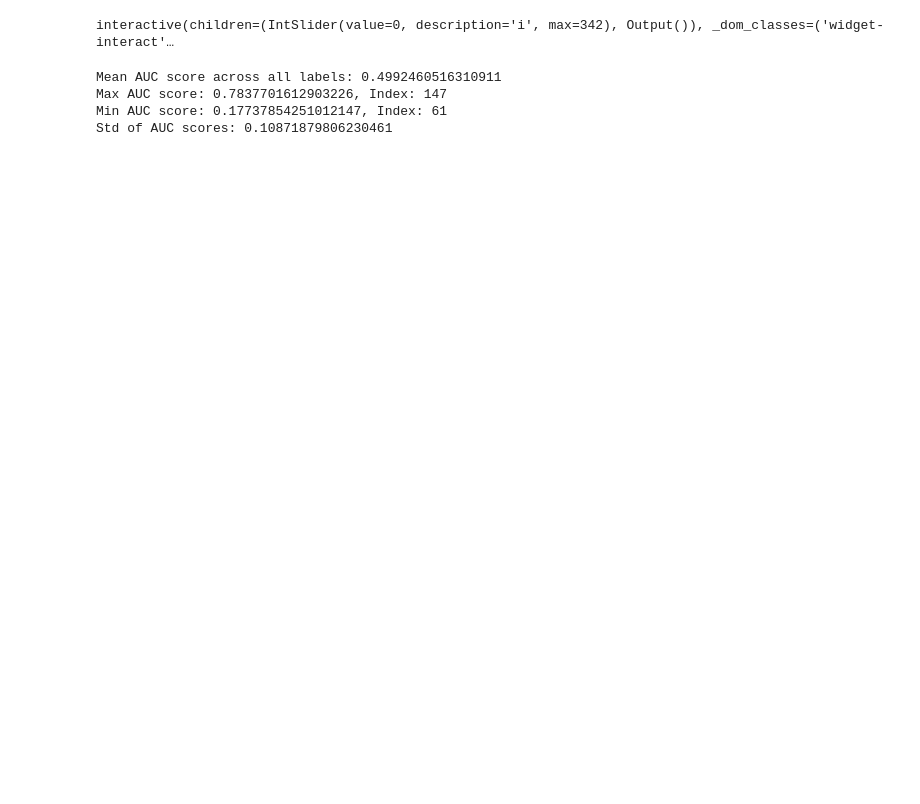
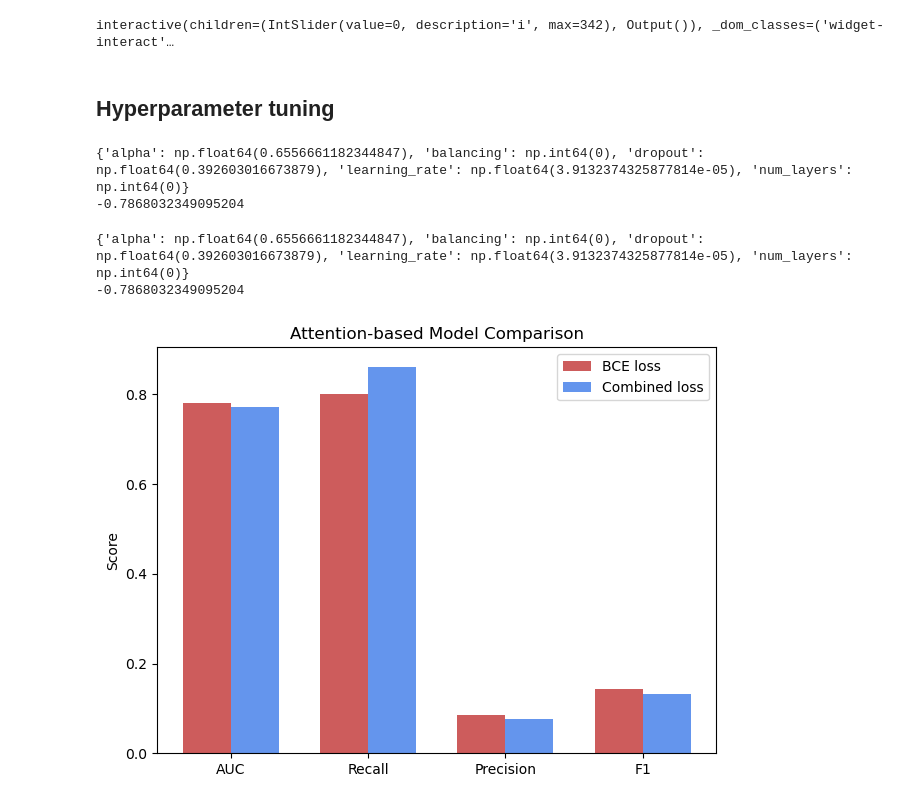
Before and after one commit to AaronDinesh/IPEO-2025, a Jupyter notebook: src/models/baseline/baselines.ipynb, the cells around one changed output. Drawn from its saved outputs; the diff is of its cells as text; code cells hidden in the pictures; blank space fills up the shorter version.

```diff
--- a/src/models/baseline/baselines.ipynb
+++ b/src/models/baseline/baselines.ipynb
@@ -204,24 +206,5 @@ def roc_plot(i):
     plt.show()
 # %% [output]
 interactive(children=(IntSlider(value=0, description='i', max=342), Output()), _dom_classes=('widget-interact'…
-# %%
-# Mean AUC
-
-auc_scores = []
-
-for i in range(y_labels.shape[-1]):
-    # Compute ROC curve
-    fpr, tpr, thresholds = roc_curve(y_labels[:,i], y_scores[:,i])
-
-    # Compute AUC
-    auc_scores.append(auc(fpr, tpr))
-
-print(f"Mean AUC score across all labels: {np.mean(auc_scores)}")
-print(f"Max AUC score: {np.max(auc_scores)}, Index: {np.argmax(auc_scores)}")
-print(f"Min AUC score: {np.min(auc_scores)}, Index: {np.argmin(auc_scores)}")
-print(f"Std of AUC scores: {np.std(auc_scores)}")
-# %% [output]
-Mean AUC score across all labels: 0.4992460516310911
-Max AUC score: 0.7837701612903226, Index: 147
-Min AUC score: 0.17737854251012147, Index: 61
-Std of AUC scores: 0.10871879806230461
+# %% [markdown]
+## Hyperparameter tuning
@@ -227,0 +295,55 @@ Std of AUC scores: 0.10871879806230461
+# %%
+from hyperopt import fmin, tpe, Trials
+
+trials = Trials()
+
+best = fmin(
+    fn=objective,
+    space=space,
+    algo=tpe.suggest,
+    max_evals=5,
+    trials=trials,
+    rstate=None
+)
+print(best)
+best_loss = min(trials.losses())
+print(best_loss)
+# %% [output]
+{'alpha': np.float64(0.6556661182344847), 'balancing': np.int64(0), 'dropout': np.float64(0.392603016673879), 'learning_rate': np.float64(3.9132374325877814e-05), 'num_layers': np.int64(0)}
+-0.7868032349095204
+# %%
+print(best)
+best_loss = min(trials.losses())
+print(best_loss)
+# %% [output]
+{'alpha': np.float64(0.6556661182344847), 'balancing': np.int64(0), 'dropout': np.float64(0.392603016673879), 'learning_rate': np.float64(3.9132374325877814e-05), 'num_layers': np.int64(0)}
+-0.7868032349095204
+# %%
+import numpy as np
+import matplotlib.pyplot as plt
+import matplotlib.colors as mcolors
+color_opts = mcolors.CSS4_COLORS
+
+# Example data
+metrics = ["AUC", "Recall", "Precision", "F1"]
+model_a = [0.78, 0.80, 0.085, 0.144]
+model_b = [0.771, 0.862, 0.076, 0.133]
+
+x = np.arange(len(metrics))      # metric positions
+width = 0.35                     # width of each bar
+
+fig, ax = plt.subplots()
+
+ax.bar(x - width/2, model_a, width, label="BCE loss", color=color_opts['indianred'])
+ax.bar(x + width/2, model_b, width, label="Combined loss", color=color_opts['cornflowerblue'])
+
+ax.set_ylabel("Score")
+ax.set_title("Attention-based Model Comparison")
+ax.set_xticks(x)
+ax.set_xticklabels(metrics)
+ax.legend()
+
+plt.tight_layout()
+plt.show()
+# %% [output]
+[figure, added]
```
Also changed, not shown: parts of 8 cells of this notebook, 4 other files.
